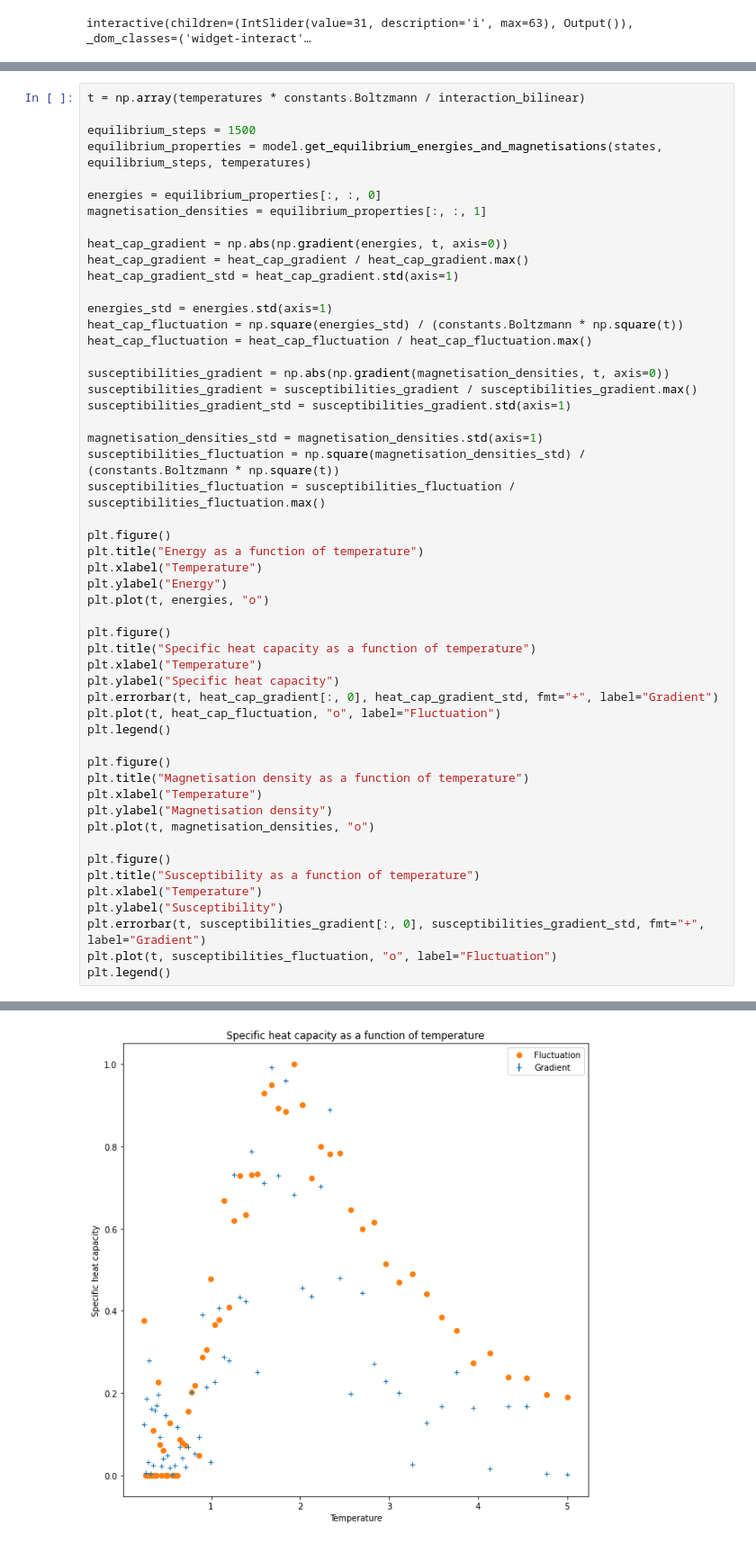
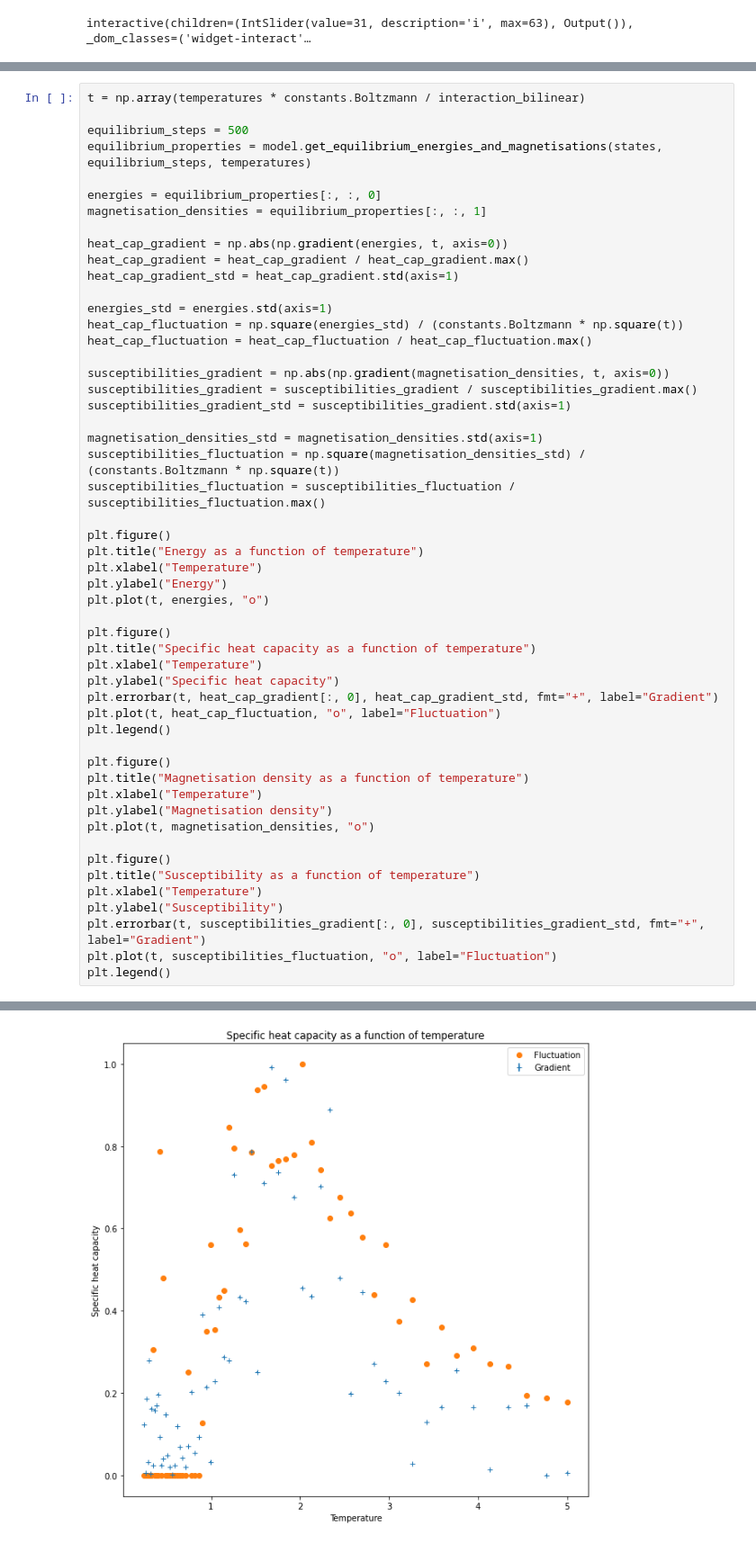
Before and after one commit to JeppeKlitgaard/Jackpot, a Jupyter notebook: workbench.ipynb, the cells around one changed output, grey strips where cells are left out. Shown at 90% size. Drawn from its saved outputs; the diff is of its cells as text.

```diff
--- a/workbench.ipynb
+++ b/workbench.ipynb
@@ -102,7 +105,7 @@ plt.scatter(x, y)
 # %%
 t = np.array(temperatures * constants.Boltzmann / interaction_bilinear)
 
-equilibrium_steps = 1500
+equilibrium_steps = 500
 equilibrium_properties = model.get_equilibrium_energies_and_magnetisations(states, equilibrium_steps, temperatures)
 
 energies = equilibrium_properties[:, :, 0]
@@ -157 +160 @@ plt.legend()
-[figure, old version]
+[figure, new version]
```
Also changed, not shown: parts of 2 cells of this notebook, 2 other files.
